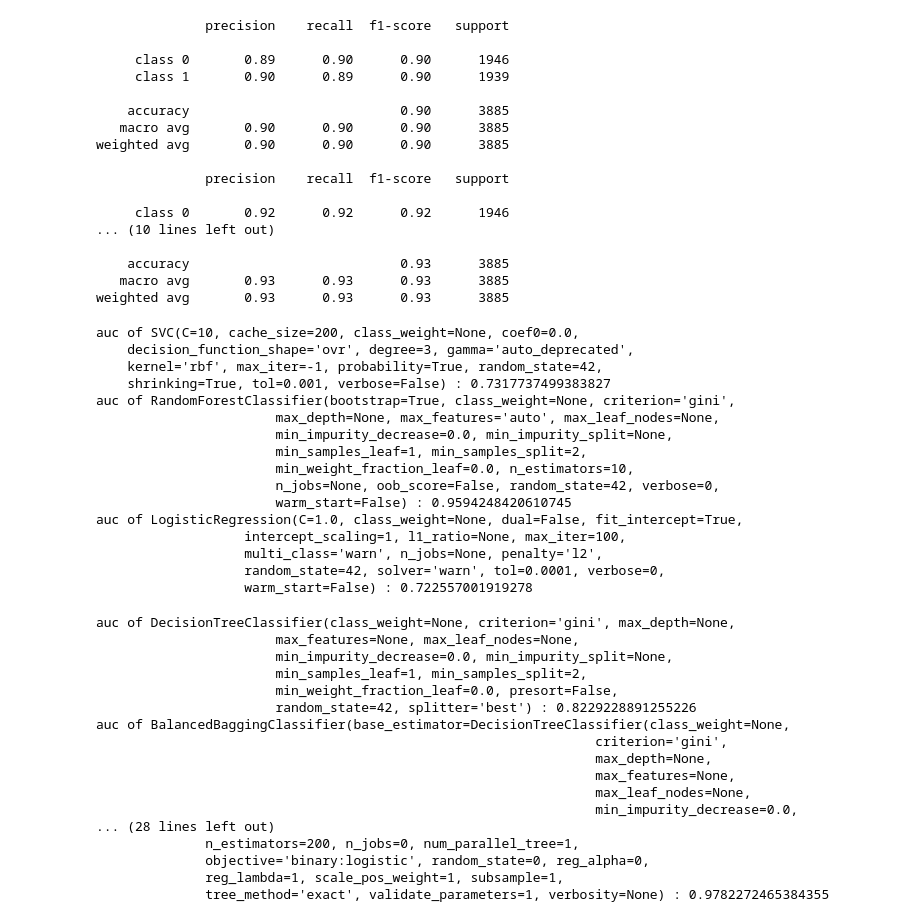
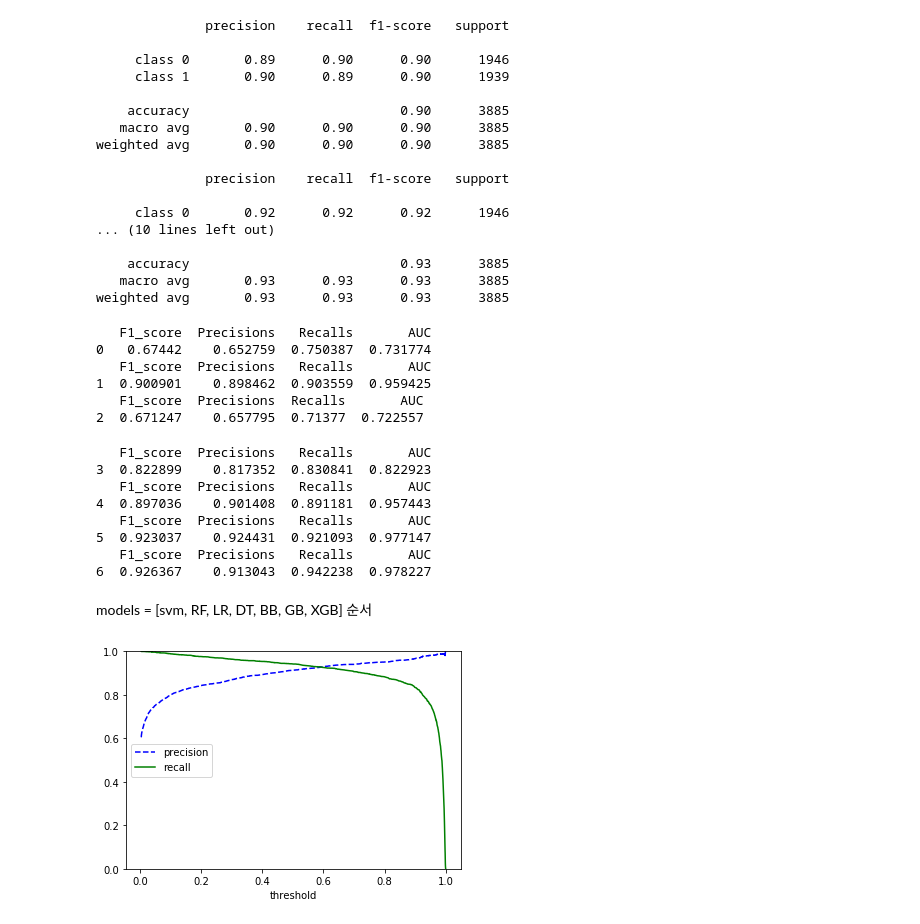
Before and after one commit to SeungjiNam07/ESC20SPRING_team4, a Jupyter notebook: 코드/precision_recall_f1_auc.ipynb, the cells around one changed output. Saved outputs shown, nothing was run; the diff lists cells and outputs as text; code cells hidden in the pictures.

```diff
--- a/코드/precision_recall_f1_auc.ipynb
+++ b/코드/precision_recall_f1_auc.ipynb
@@ -144,42 +148,48 @@ weighted avg       0.90      0.90      0.90      3885
 weighted avg       0.93      0.93      0.93      3885
 # %%
 from sklearn.metrics import auc
+
 for i in range(len(models)):
-        clf = models[i]
-        clf = clf.fit(X_train_final, y2_train)
-        false_positive_rate, true_positive_rate, thresholds = roc_curve(y2_test, clf.predict_proba(X_test_final)[:,1])
-        print('auc of',models[i],':', auc(false_positive_rate, true_positive_rate))
+    score = pd.DataFrame(columns=["F1_score","Precisions","Recalls", "AUC"])
+    clf = models[i]
+    clf = clf.fit(X_train_final, y2_train)
+    y2_test_predicted = clf.predict(X_test_final)
+    f1=f1_score(y2_test, y2_test_predicted, average='weighted')
+    precisions = precision_score(y2_test, y2_test_predicted)
+    recalls = recall_score(y2_test, y2_test_predicted)
+    false_positive_rate, true_positive_rate, thresholds = roc_curve(y2_test, clf.predict_proba(X_test_final)[:,1])
+    auc_score = auc(false_positive_rate, true_positive_rate)
+    list1 = [f1, precisions, recalls, auc_score]
+    score.loc[i] = list1
+    print(score)
 # %% [output]
-auc of SVC(C=10, cache_size=200, class_weight=None, coef0=0.0,
-    decision_function_shape='ovr', degree=3, gamma='auto_deprecated',
-    kernel='rbf', max_iter=-1, probability=True, random_state=42,
-    shrinking=True, tol=0.001, verbose=False) : 0.7317737499383827
-auc of RandomForestClassifier(bootstrap=True, class_weight=None, criterion='gini',
-                       max_depth=None, max_features='auto', max_leaf_nodes=None,
-                       min_impurity_decrease=0.0, min_impurity_split=None,
-                       min_samples_leaf=1, min_samples_split=2,
-                       min_weight_fraction_leaf=0.0, n_estimators=10,
-                       n_jobs=None, oob_score=False, random_state=42, verbose=0,
-                       warm_start=False) : 0.9594248420610745
-auc of LogisticRegression(C=1.0, class_weight=None, dual=False, fit_intercept=True,
-                   intercept_scaling=1, l1_ratio=None, max_iter=100,
-                   multi_class='warn', n_jobs=None, penalty='l2',
-                   random_state=42, solver='warn', tol=0.0001, verbose=0,
-                   warm_start=False) : 0.722557001919278
+   F1_score  Precisions   Recalls       AUC
+0   0.67442    0.652759  0.750387  0.731774
+   F1_score  Precisions   Recalls       AUC
+1  0.900901    0.898462  0.903559  0.959425
+   F1_score  Precisions  Recalls       AUC
+2  0.671247    0.657795  0.71377  0.722557
-auc of DecisionTreeClassifier(class_weight=None, criterion='gini', max_depth=None,
-                       max_features=None, max_leaf_nodes=None,
-                       min_impurity_decrease=0.0, min_impurity_split=None,
-                       min_samples_leaf=1, min_samples_split=2,
-                       min_weight_fraction_leaf=0.0, presort=False,
-                       random_state=42, splitter='best') : 0.8229228891255226
-auc of BalancedBaggingClassifier(base_estimator=DecisionTreeClassifier(class_weight=None,
-                                                                criterion='gini',
-                                                                max_depth=None,
-                                                                max_features=None,
-                                                                max_leaf_nodes=None,
-                                                                min_impurity_decrease=0.0,
-... (28 lines left out)
-              n_estimators=200, n_jobs=0, num_parallel_tree=1,
-              objective='binary:logistic', random_state=0, reg_alpha=0,
-              reg_lambda=1, scale_pos_weight=1, subsample=1,
-              tree_method='exact', validate_parameters=1, verbosity=None) : 0.9782272465384355
+   F1_score  Precisions   Recalls       AUC
+3  0.822899    0.817352  0.830841  0.822923
+   F1_score  Precisions   Recalls       AUC
+4  0.897036    0.901408  0.891181  0.957443
+   F1_score  Precisions   Recalls       AUC
+5  0.923037    0.924431  0.921093  0.977147
+   F1_score  Precisions   Recalls       AUC
+6  0.926367    0.913043  0.942238  0.978227
+# %% [markdown]
+models = [svm, RF, LR, DT, BB, GB, XGB] 순서
+# %%
+from sklearn.metrics import precision_recall_curve
+
+def plot_precision_recall_vs_threshold(precisions, recalls, thresholds):
+    precisions, recalls, thresholds = precision_recall_curve(y2_test, clf.predict_proba(X_test_final)[:,1])
+    plt.plot(thresholds, precisions[:3168], "b--", label='precision')
+    plt.plot(thresholds, recalls[:3168], "g-", label='recall')
+    plt.xlabel("threshold")
+    plt.legend(loc="center left")
+    plt.ylim([0, 1])
+plot_precision_recall_vs_threshold(precisions, recalls, thresholds)
+plt.show()
+# %% [output]
+[figure, added]
```
Also changed, not shown: parts of 2 cells of this notebook.
